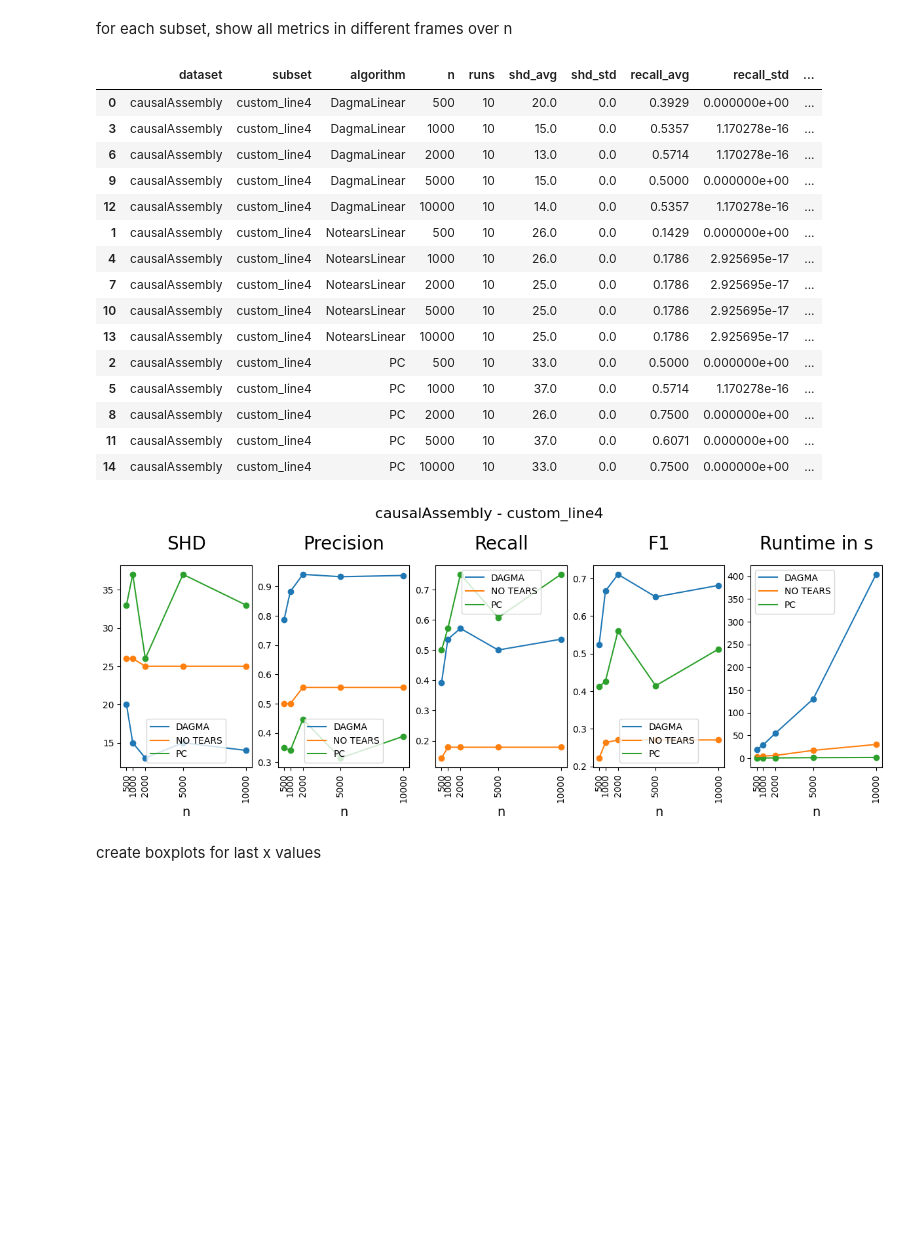
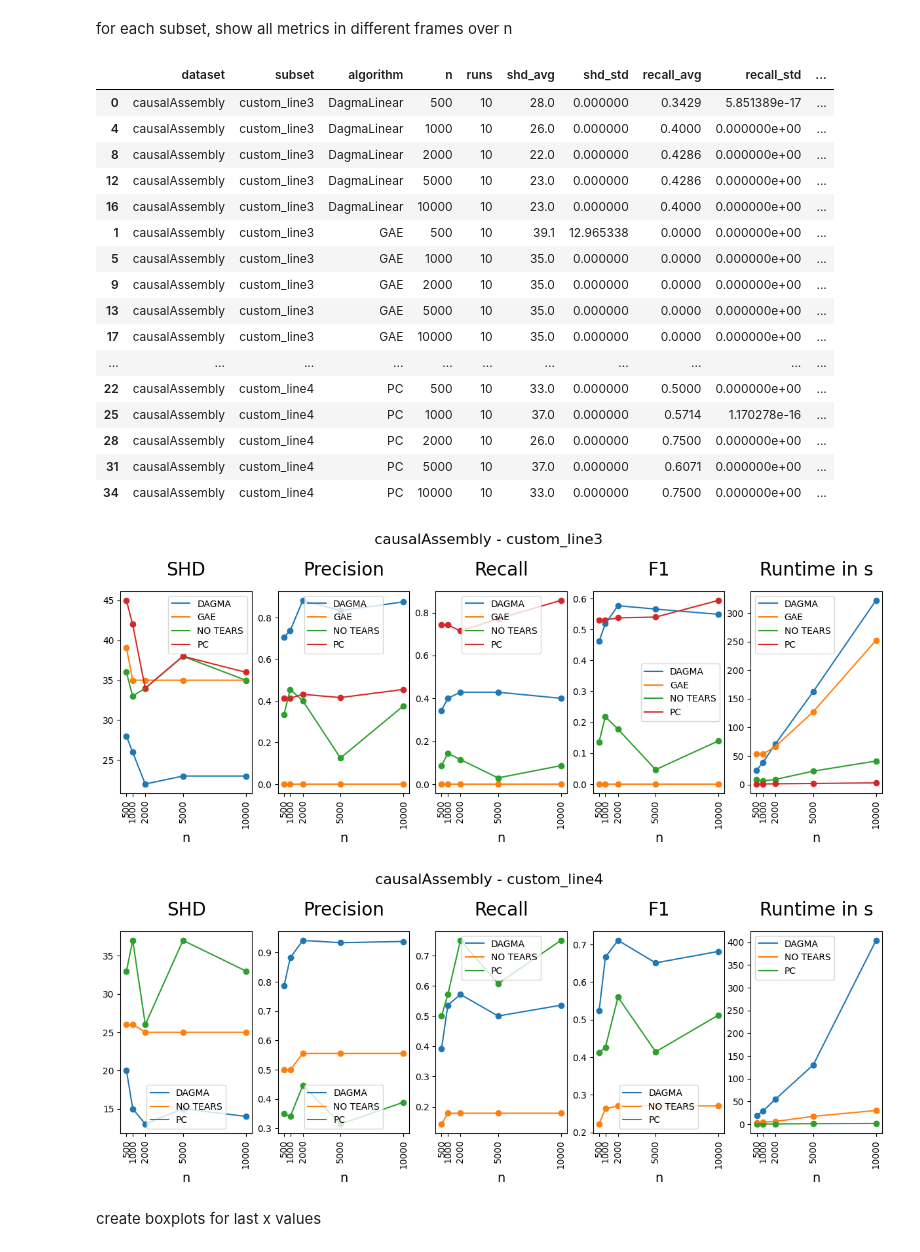
Before and after one commit to leoleoroe/gqw_paper, a Jupyter notebook: results.ipynb, the cells around one changed output. Drawn from its saved outputs; the diff is of its cells as text; code cells hidden in the pictures; blank space fills up the shorter version.

```diff
--- a/results.ipynb
+++ b/results.ipynb
@@ -208,7 +208,7 @@ import pandas as pd
 m = 10
 
 datasets = ['causalAssembly']
-subsets = ['custom_line4']
+subsets = ['custom_line4', 'custom_line3']
 sample_sizes = [500, 1000, 2000, 5000, 10000]
 
 
@@ -315,49 +315,51 @@ for dataset in testing_results_evaluation['dataset'].unique():
                 ax.scatter(method_results['n'], method_results[f'{metric}_avg'])
 
 
             match metric:
                 case 'shd':
                     title_metric = 'SHD'
                 case 'recall':
                     title_metric = 'Recall'
                 case 'precision':
                     title_metric = 'Precision'
                 case 'F1':
                     title_metric = 'F1'
                 case 'runtime':
                     title_metric = 'Runtime in s'
 
             ax.set_title(title_metric, fontsize = 20, y= 1.05)
             ax.set_xlabel('n', fontsize = 14)
             ax.set_xticks(sample_sizes)
             ax.tick_params(axis='x', labelrotation=90)
             ax.legend()
 
 
 
         # plt.tight_layout()
         # plt.show()
 
 
 testing_results_evaluation
 # %% [output]
 |  | dataset | subset | algorithm | n | runs | shd_avg | shd_std | recall_avg | recall_std | ... |
-| 0 | causalAssembly | custom_line4 | DagmaLinear | 500 | 10 | 20.0 | 0.0 | 0.3929 | 0.000000e+00 | ... |
-| 3 | causalAssembly | custom_line4 | DagmaLinear | 1000 | 10 | 15.0 | 0.0 | 0.5357 | 1.170278e-16 | ... |
-| 6 | causalAssembly | custom_line4 | DagmaLinear | 2000 | 10 | 13.0 | 0.0 | 0.5714 | 1.170278e-16 | ... |
-| 9 | causalAssembly | custom_line4 | DagmaLinear | 5000 | 10 | 15.0 | 0.0 | 0.5000 | 0.000000e+00 | ... |
-| 12 | causalAssembly | custom_line4 | DagmaLinear | 10000 | 10 | 14.0 | 0.0 | 0.5357 | 1.170278e-16 | ... |
-| 1 | causalAssembly | custom_line4 | NotearsLinear | 500 | 10 | 26.0 | 0.0 | 0.1429 | 0.000000e+00 | ... |
-| 4 | causalAssembly | custom_line4 | NotearsLinear | 1000 | 10 | 26.0 | 0.0 | 0.1786 | 2.925695e-17 | ... |
-| 7 | causalAssembly | custom_line4 | NotearsLinear | 2000 | 10 | 25.0 | 0.0 | 0.1786 | 2.925695e-17 | ... |
-| 10 | causalAssembly | custom_line4 | NotearsLinear | 5000 | 10 | 25.0 | 0.0 | 0.1786 | 2.925695e-17 | ... |
-| 13 | causalAssembly | custom_line4 | NotearsLinear | 10000 | 10 | 25.0 | 0.0 | 0.1786 | 2.925695e-17 | ... |
-| 2 | causalAssembly | custom_line4 | PC | 500 | 10 | 33.0 | 0.0 | 0.5000 | 0.000000e+00 | ... |
-| 5 | causalAssembly | custom_line4 | PC | 1000 | 10 | 37.0 | 0.0 | 0.5714 | 1.170278e-16 | ... |
-| 8 | causalAssembly | custom_line4 | PC | 2000 | 10 | 26.0 | 0.0 | 0.7500 | 0.000000e+00 | ... |
-| 11 | causalAssembly | custom_line4 | PC | 5000 | 10 | 37.0 | 0.0 | 0.6071 | 0.000000e+00 | ... |
-| 14 | causalAssembly | custom_line4 | PC | 10000 | 10 | 33.0 | 0.0 | 0.7500 | 0.000000e+00 | ... |
+| 0 | causalAssembly | custom_line3 | DagmaLinear | 500 | 10 | 28.0 | 0.000000 | 0.3429 | 5.851389e-17 | ... |
+| 4 | causalAssembly | custom_line3 | DagmaLinear | 1000 | 10 | 26.0 | 0.000000 | 0.4000 | 0.000000e+00 | ... |
+| 8 | causalAssembly | custom_line3 | DagmaLinear | 2000 | 10 | 22.0 | 0.000000 | 0.4286 | 0.000000e+00 | ... |
+| 12 | causalAssembly | custom_line3 | DagmaLinear | 5000 | 10 | 23.0 | 0.000000 | 0.4286 | 0.000000e+00 | ... |
+| 16 | causalAssembly | custom_line3 | DagmaLinear | 10000 | 10 | 23.0 | 0.000000 | 0.4000 | 0.000000e+00 | ... |
+| 1 | causalAssembly | custom_line3 | GAE | 500 | 10 | 39.1 | 12.965338 | 0.0000 | 0.000000e+00 | ... |
+| 5 | causalAssembly | custom_line3 | GAE | 1000 | 10 | 35.0 | 0.000000 | 0.0000 | 0.000000e+00 | ... |
+| 9 | causalAssembly | custom_line3 | GAE | 2000 | 10 | 35.0 | 0.000000 | 0.0000 | 0.000000e+00 | ... |
+| 13 | causalAssembly | custom_line3 | GAE | 5000 | 10 | 35.0 | 0.000000 | 0.0000 | 0.000000e+00 | ... |
+| 17 | causalAssembly | custom_line3 | GAE | 10000 | 10 | 35.0 | 0.000000 | 0.0000 | 0.000000e+00 | ... |
+| ... | ... | ... | ... | ... | ... | ... | ... | ... | ... | ... |
+| 22 | causalAssembly | custom_line4 | PC | 500 | 10 | 33.0 | 0.000000 | 0.5000 | 0.000000e+00 | ... |
+| 25 | causalAssembly | custom_line4 | PC | 1000 | 10 | 37.0 | 0.000000 | 0.5714 | 1.170278e-16 | ... |
+| 28 | causalAssembly | custom_line4 | PC | 2000 | 10 | 26.0 | 0.000000 | 0.7500 | 0.000000e+00 | ... |
+| 31 | causalAssembly | custom_line4 | PC | 5000 | 10 | 37.0 | 0.000000 | 0.6071 | 0.000000e+00 | ... |
+| 34 | causalAssembly | custom_line4 | PC | 10000 | 10 | 33.0 | 0.000000 | 0.7500 | 0.000000e+00 | ... |
-[figure, old version]
+[figure, new version]
+[figure, added]
 # %% [markdown]
 create boxplots for last x values
 # %%
```
Also changed, not shown: 2 other files.
